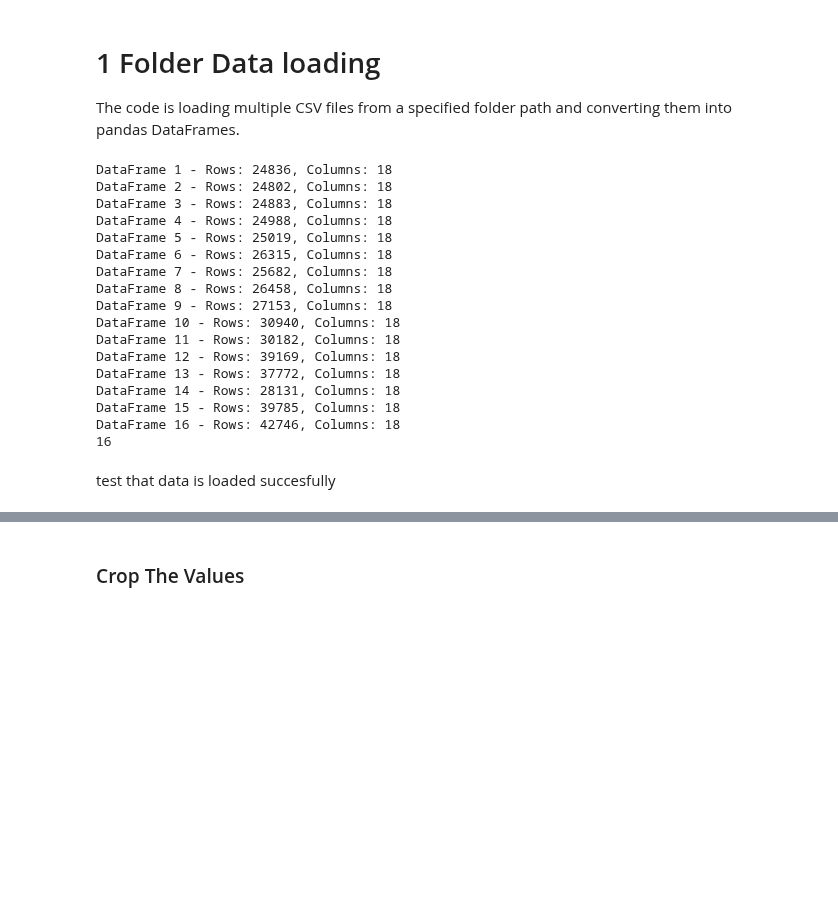
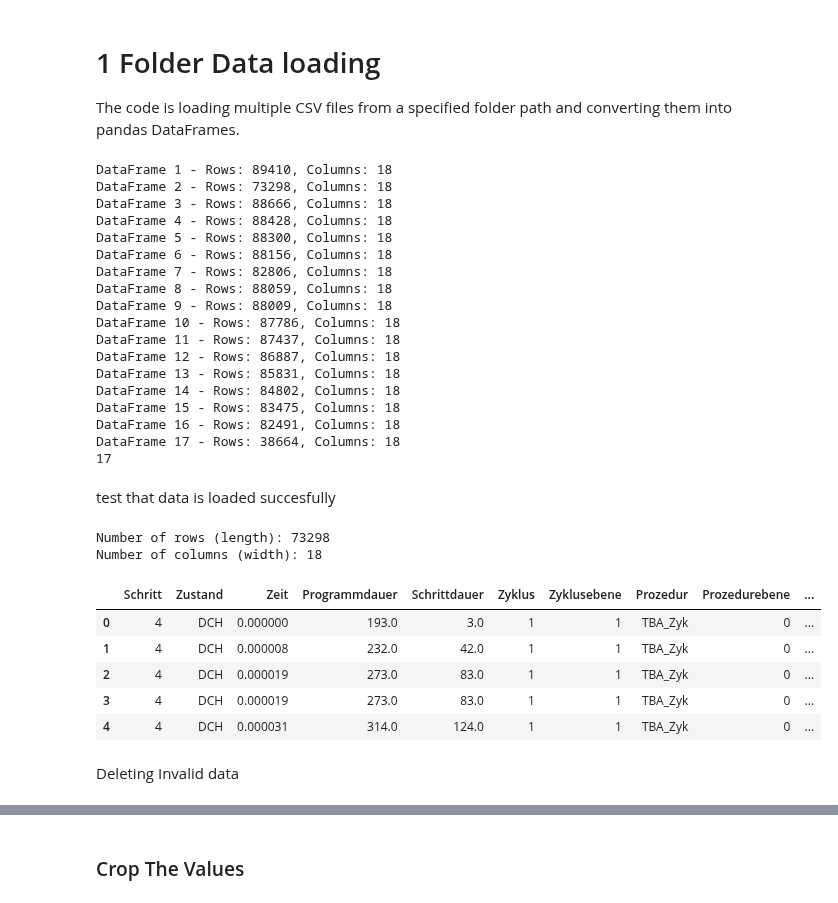
Before and after one commit to umerghafoor/battery-degradation-trajectory-prediction, a Jupyter notebook: data_preperation_for_neuralnetwoks.ipynb, the cells around one changed output, grey strips where cells are left out. Cells and saved outputs as stored; diff of their text form; code cells hidden in the pictures; blank space fills up the shorter version.

```diff
--- a/data_preperation_for_neuralnetwoks.ipynb
+++ b/data_preperation_for_neuralnetwoks.ipynb
@@ -8,7 +8,7 @@ from functions import *
 # 1 Folder Data loading
 The code is loading multiple CSV files from a specified folder path and converting them into pandas DataFrames.
 # %%
-folder_path = "data/e production=ep sanyo ep sanyo 020"
+folder_path = "data/e production=ep sanyo ep sanyo 002"
 csv_files = glob.glob(os.path.join(folder_path, "*.csv"))
 
 dataframes = []
@@ -17,7 +17,7 @@ dfarrnames = []
 # Loop through the CSV files and load only those ending with "Format01=Kreis 5-064" and "TBA_CU"
 for csv_file in csv_files:
     if "Format01=Kreis" in csv_file:
-        if "TBA_CU" in csv_file:
+        if "TBA_Zyk" in csv_file:
             dfarr = pd.read_csv(csv_file, skiprows=[1])
             dfarr['Zeit'] = dfarr['Zeit'].apply(convert_to_linear_time)
             dfarr['Zeit'] = dfarr['Zeit'] - dfarr['Zeit'].iloc[0]
@@ -32,28 +32,40 @@ for i, dfarr in enumerate(dataframes):
     noFiles += 1
 print(noFiles)
 # %% [output]
-DataFrame 1 - Rows: 24836, Columns: 18
-DataFrame 2 - Rows: 24802, Columns: 18
-DataFrame 3 - Rows: 24883, Columns: 18
-DataFrame 4 - Rows: 24988, Columns: 18
-DataFrame 5 - Rows: 25019, Columns: 18
-DataFrame 6 - Rows: 26315, Columns: 18
-DataFrame 7 - Rows: 25682, Columns: 18
-DataFrame 8 - Rows: 26458, Columns: 18
-DataFrame 9 - Rows: 27153, Columns: 18
-DataFrame 10 - Rows: 30940, Columns: 18
-DataFrame 11 - Rows: 30182, Columns: 18
-DataFrame 12 - Rows: 39169, Columns: 18
-DataFrame 13 - Rows: 37772, Columns: 18
-DataFrame 14 - Rows: 28131, Columns: 18
-DataFrame 15 - Rows: 39785, Columns: 18
-DataFrame 16 - Rows: 42746, Columns: 18
-16
+DataFrame 1 - Rows: 89410, Columns: 18
+DataFrame 2 - Rows: 73298, Columns: 18
+DataFrame 3 - Rows: 88666, Columns: 18
+DataFrame 4 - Rows: 88428, Columns: 18
+DataFrame 5 - Rows: 88300, Columns: 18
+DataFrame 6 - Rows: 88156, Columns: 18
+DataFrame 7 - Rows: 82806, Columns: 18
+DataFrame 8 - Rows: 88059, Columns: 18
+DataFrame 9 - Rows: 88009, Columns: 18
+DataFrame 10 - Rows: 87786, Columns: 18
+DataFrame 11 - Rows: 87437, Columns: 18
+DataFrame 12 - Rows: 86887, Columns: 18
+DataFrame 13 - Rows: 85831, Columns: 18
+DataFrame 14 - Rows: 84802, Columns: 18
+DataFrame 15 - Rows: 83475, Columns: 18
+DataFrame 16 - Rows: 82491, Columns: 18
+DataFrame 17 - Rows: 38664, Columns: 18
+17
 # %% [markdown]
 test that data is loaded succesfully
 # %%
 num_rows, num_columns = dataframes[1].shape
 
 print(f"Number of rows (length): {num_rows}")
 print(f"Number of columns (width): {num_columns}")
-dataframes[i].head()
+dataframes[0].head()
+# %% [output]
+Number of rows (length): 73298
+Number of columns (width): 18
+|  | Schritt | Zustand | Zeit | Programmdauer | Schrittdauer | Zyklus | Zyklusebene | Prozedur | Prozedurebene | ... |
+| 0 | 4 | DCH | 0.000000 | 193.0 | 3.0 | 1 | 1 | TBA_Zyk | 0 | ... |
+| 1 | 4 | DCH | 0.000008 | 232.0 | 42.0 | 1 | 1 | TBA_Zyk | 0 | ... |
+| 2 | 4 | DCH | 0.000019 | 273.0 | 83.0 | 1 | 1 | TBA_Zyk | 0 | ... |
+| 3 | 4 | DCH | 0.000019 | 273.0 | 83.0 | 1 | 1 | TBA_Zyk | 0 | ... |
+| 4 | 4 | DCH | 0.000031 | 314.0 | 124.0 | 1 | 1 | TBA_Zyk | 0 | ... |
+# %% [markdown]
+Deleting Invalid data
```
Also changed, not shown: parts of 24 cells of this notebook.
